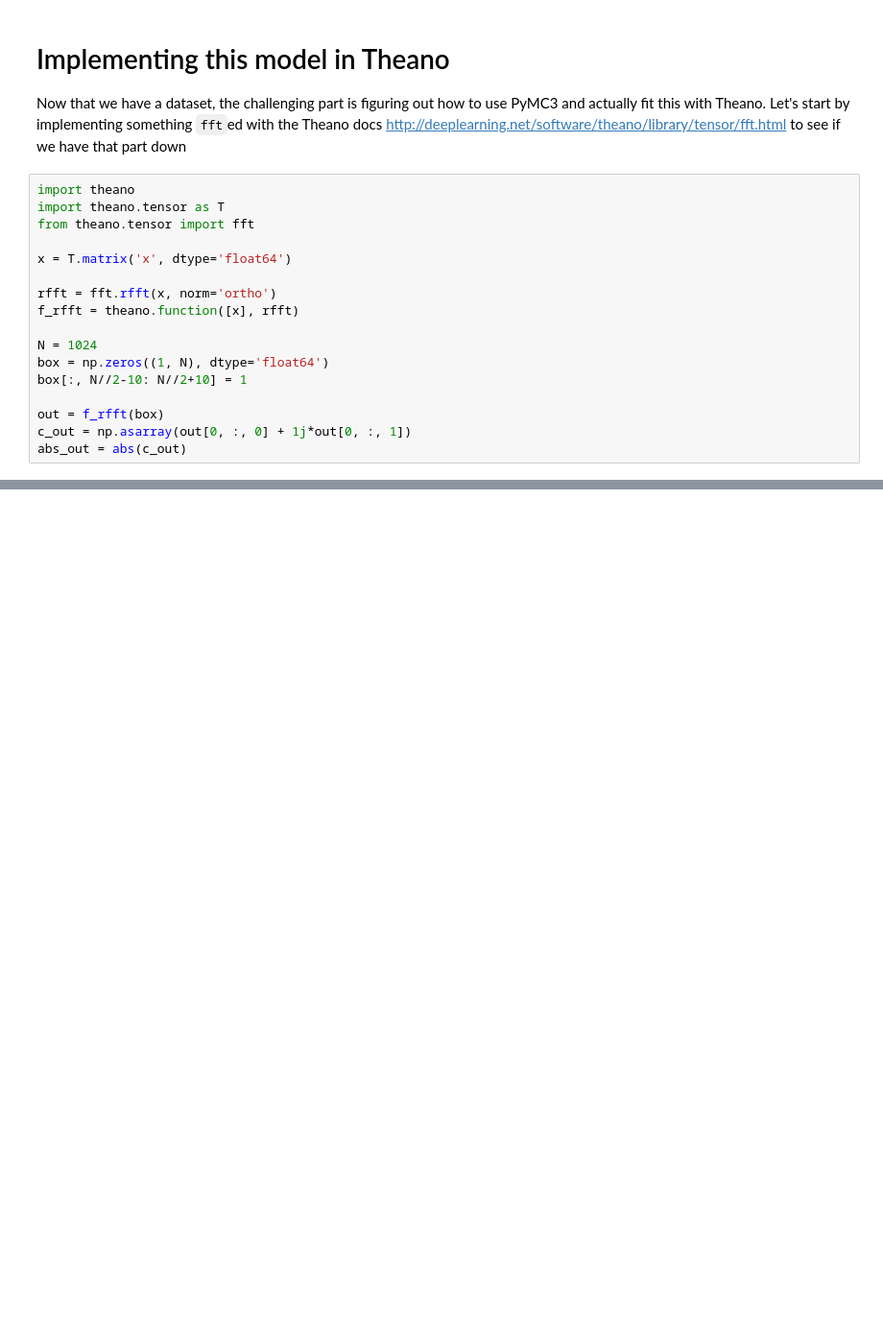
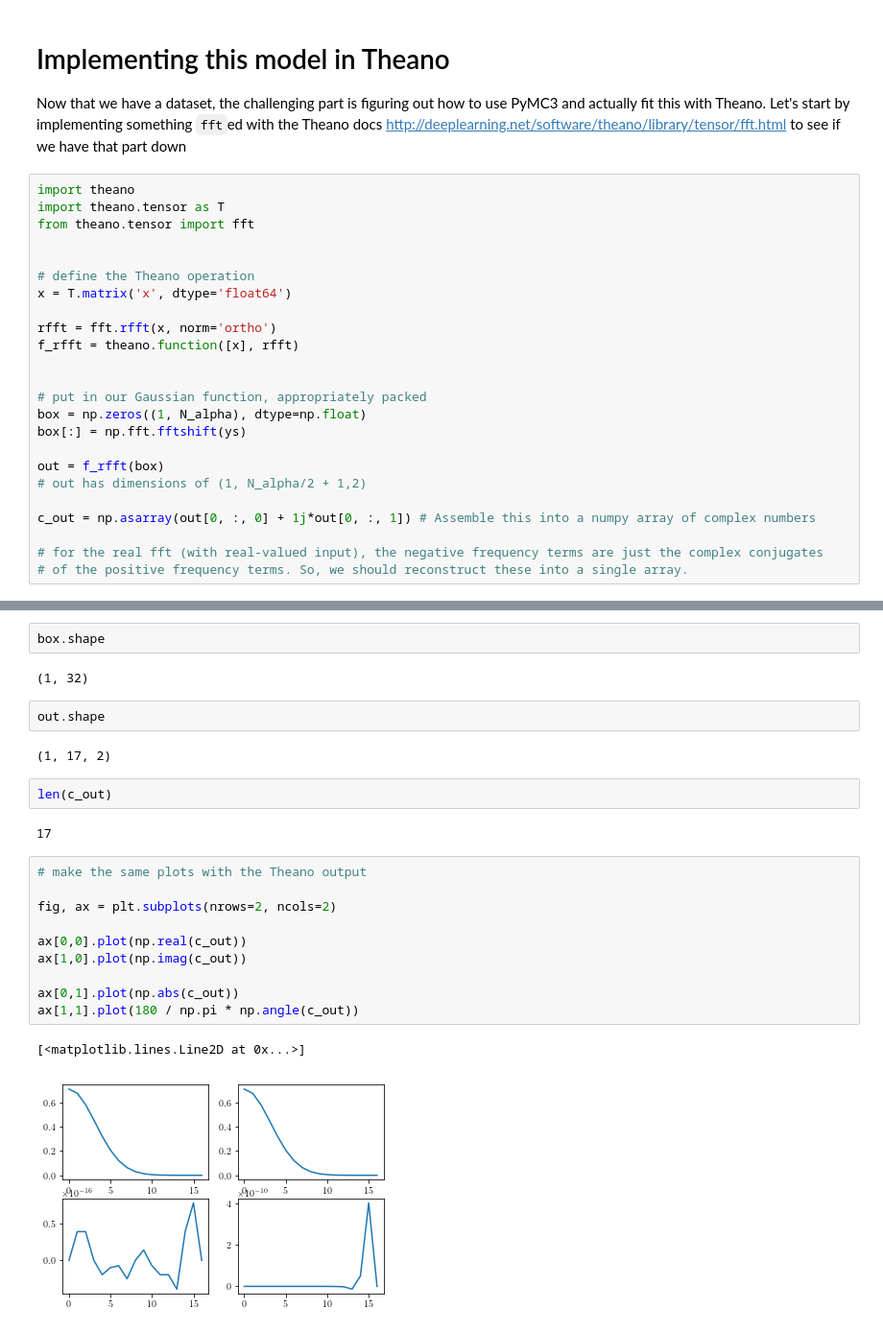
Before and after one commit to iancze/million-points-of-light, a Jupyter notebook: notebooks/Vis1DPyMC3.ipynb, the cells around one changed output, grey strips where cells are left out. Shown at 96% size. Cells and saved outputs as stored; diff of their text form; blank space fills up the shorter version.

```diff
--- a/notebooks/Vis1DPyMC3.ipynb
+++ b/notebooks/Vis1DPyMC3.ipynb
@@ -121,15 +123,22 @@ import theano
 import theano.tensor as T
 from theano.tensor import fft
 
+
+# define the Theano operation
 x = T.matrix('x', dtype='float64')
 
 rfft = fft.rfft(x, norm='ortho')
 f_rfft = theano.function([x], rfft)
 
-N = 1024
-box = np.zeros((1, N), dtype='float64')
-box[:, N//2-10: N//2+10] = 1
+
+# put in our Gaussian function, appropriately packed
+box = np.zeros((1, N_alpha), dtype=np.float)
+box[:] = np.fft.fftshift(ys)
 
 out = f_rfft(box)
-c_out = np.asarray(out[0, :, 0] + 1j*out[0, :, 1])
-abs_out = abs(c_out)
+# out has dimensions of (1, N_alpha/2 + 1,2)
+
+c_out = np.asarray(out[0, :, 0] + 1j*out[0, :, 1]) # Assemble this into a numpy array of complex numbers
+
+# for the real fft (with real-valued input), the negative frequency terms are just the complex conjugates
+# of the positive frequency terms. So, we should reconstruct these into a single array.
@@ -135,0 +149,25 @@ abs_out = abs(c_out)
+# %%
+box.shape
+# %% [output]
+(1, 32)
+# %%
+out.shape
+# %% [output]
+(1, 17, 2)
+# %%
+len(c_out)
+# %% [output]
+17
+# %%
+# make the same plots with the Theano output
+
+fig, ax = plt.subplots(nrows=2, ncols=2)
+
+ax[0,0].plot(np.real(c_out))
+ax[1,0].plot(np.imag(c_out))
+
+ax[0,1].plot(np.abs(c_out))
+ax[1,1].plot(180 / np.pi * np.angle(c_out))
+# %% [output]
+[<matplotlib.lines.Line2D at 0x...>]
+[figure, added]
```
Also changed, not shown: parts of 5 cells of this notebook.
